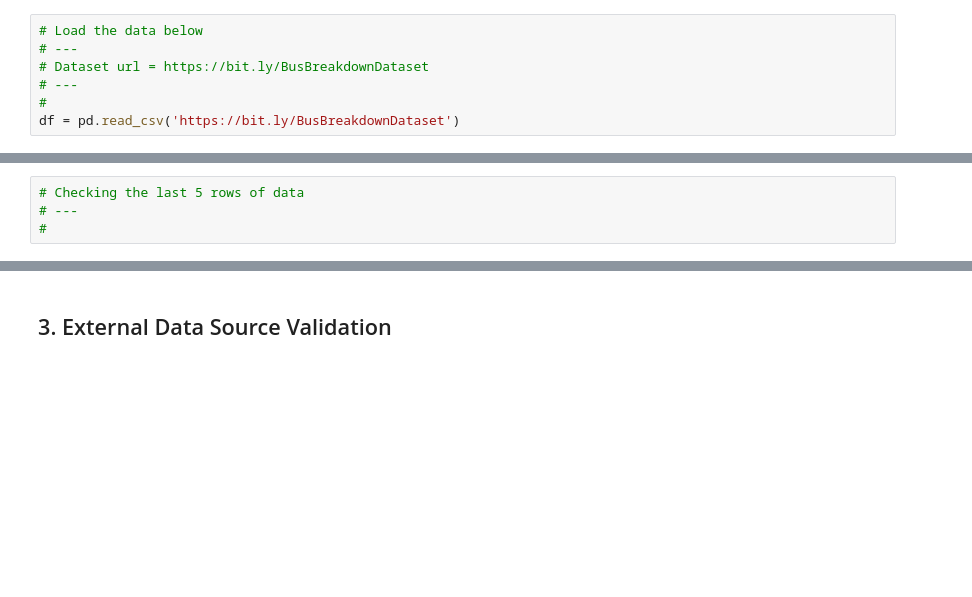
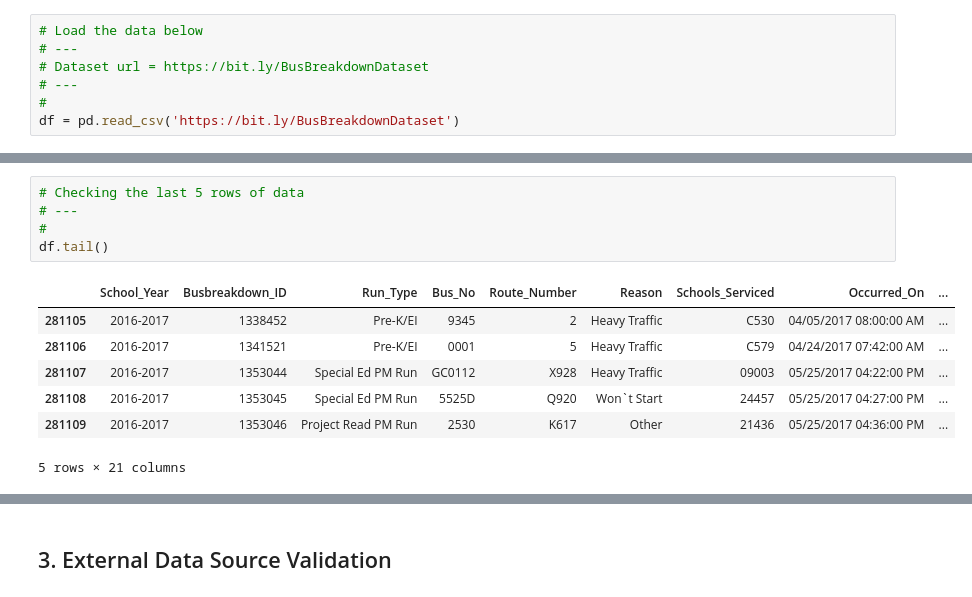
Before and after one commit to Kigunda-lilian/data-cleaning-with-python-project, a Jupyter notebook: AfterWork_Data_Science_Data_Cleaning_with_Python_Project.ipynb, the cells around one changed output, grey strips where cells are left out. Drawn from its saved outputs; the diff is of its cells as text; blank space fills up the shorter version.

```diff
--- a/AfterWork_Data_Science_Data_Cleaning_with_Python_Project.ipynb
+++ b/AfterWork_Data_Science_Data_Cleaning_with_Python_Project.ipynb
@@ -111,7 +120,16 @@ df = pd.read_csv('https://bit.ly/BusBreakdownDataset')
 # %%
 # Checking the last 5 rows of data
 # ---
 #
+df.tail()
+# %% [output]
+|  | School_Year | Busbreakdown_ID | Run_Type | Bus_No | Route_Number | Reason | Schools_Serviced | Occurred_On | ... |
+| 281105 | 2016-2017 | 1338452 | Pre-K/EI | 9345 | 2 | Heavy Traffic | C530 | 04/05/2017 08:00:00 AM | ... |
+| 281106 | 2016-2017 | 1341521 | Pre-K/EI | 0001 | 5 | Heavy Traffic | C579 | 04/24/2017 07:42:00 AM | ... |
+| 281107 | 2016-2017 | 1353044 | Special Ed PM Run | GC0112 | X928 | Heavy Traffic | 09003 | 05/25/2017 04:22:00 PM | ... |
+| 281108 | 2016-2017 | 1353045 | Special Ed PM Run | 5525D | Q920 | Won`t Start | 24457 | 05/25/2017 04:27:00 PM | ... |
+| 281109 | 2016-2017 | 1353046 | Project Read PM Run | 2530 | K617 | Other | 21436 | 05/25/2017 04:36:00 PM | ... |
+5 rows × 21 columns
 # %%
 # Sample 10 rows of data
 # ---
```
Also changed, not shown: parts of 5 cells of this notebook.
